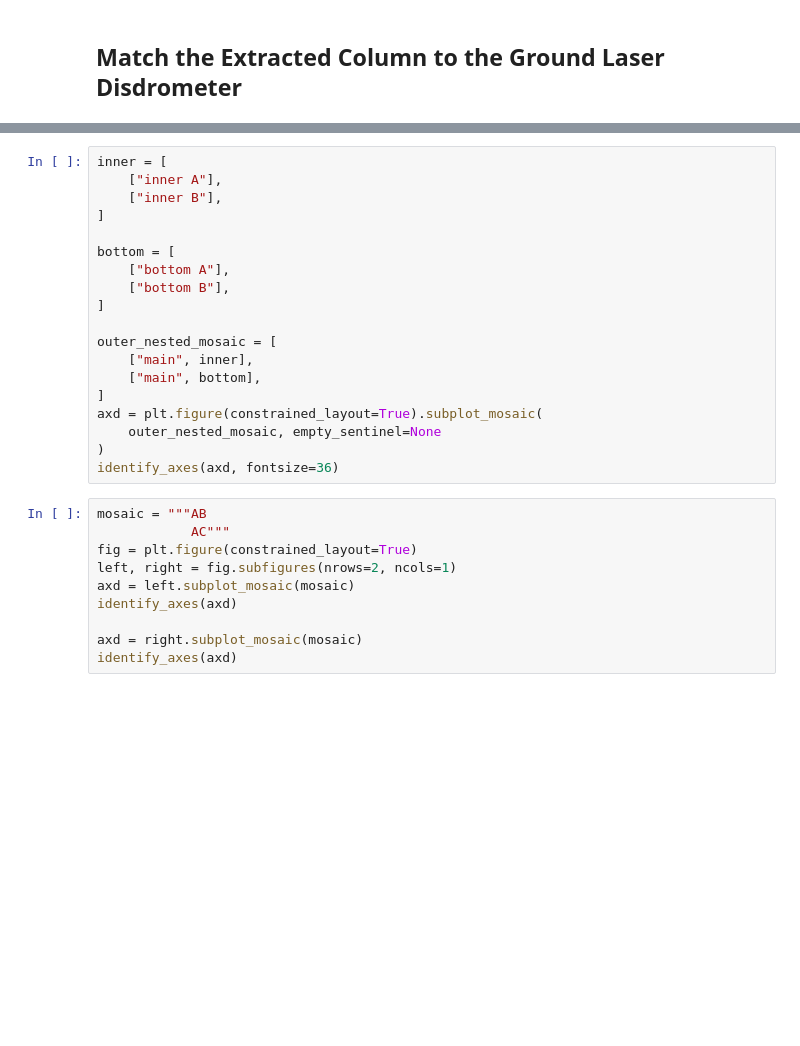
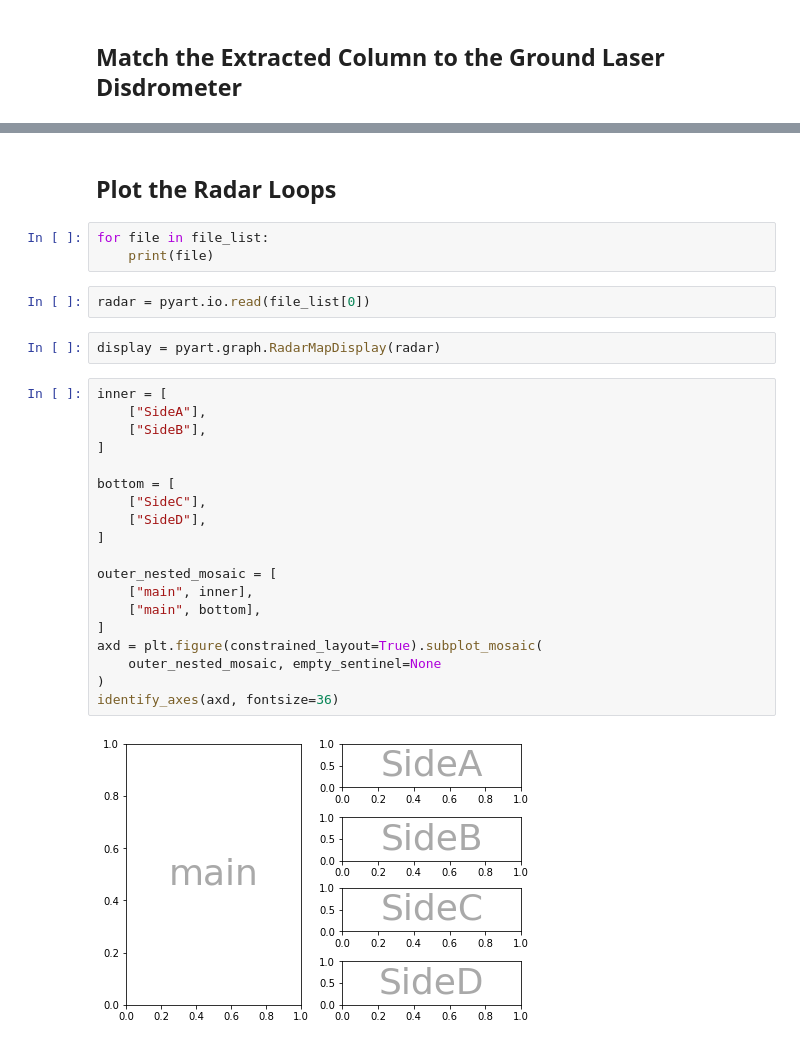
Before and after one commit to ARM-Development/ldquants-radar, a Jupyter notebook: notebooks/TRACER_Mosaic.ipynb, the cells around one changed output, grey strips where cells are left out. Drawn from its saved outputs; the diff is of its cells as text; blank space fills up the shorter version.

```diff
--- a/notebooks/TRACER_Mosaic.ipynb
+++ b/notebooks/TRACER_Mosaic.ipynb
@@ -241,29 +227,30 @@ Data variables:
+# %% [markdown]
+## Plot the Radar Loops
+# %%
+for file in file_list:
+    print(file)
+# %%
+radar = pyart.io.read(file_list[0])
+# %%
+display = pyart.graph.RadarMapDisplay(radar)
 # %%
 inner = [
-    ["inner A"],
-    ["inner B"],
+    ["SideA"],
+    ["SideB"],
 ]
 
 bottom = [
-    ["bottom A"],
-    ["bottom B"],
+    ["SideC"],
+    ["SideD"],
 ]
 
 outer_nested_mosaic = [
     ["main", inner],
     ["main", bottom],
 ]
 axd = plt.figure(constrained_layout=True).subplot_mosaic(
     outer_nested_mosaic, empty_sentinel=None
 )
 identify_axes(axd, fontsize=36)
+# %% [output]
+[figure, added]
-# %%
-mosaic = """AB
-            AC"""
-fig = plt.figure(constrained_layout=True)
-left, right = fig.subfigures(nrows=2, ncols=1)
-axd = left.subplot_mosaic(mosaic)
-identify_axes(axd)
-
-axd = right.subplot_mosaic(mosaic)
-identify_axes(axd)
```
Also changed, not shown: parts of 15 cells of this notebook.
